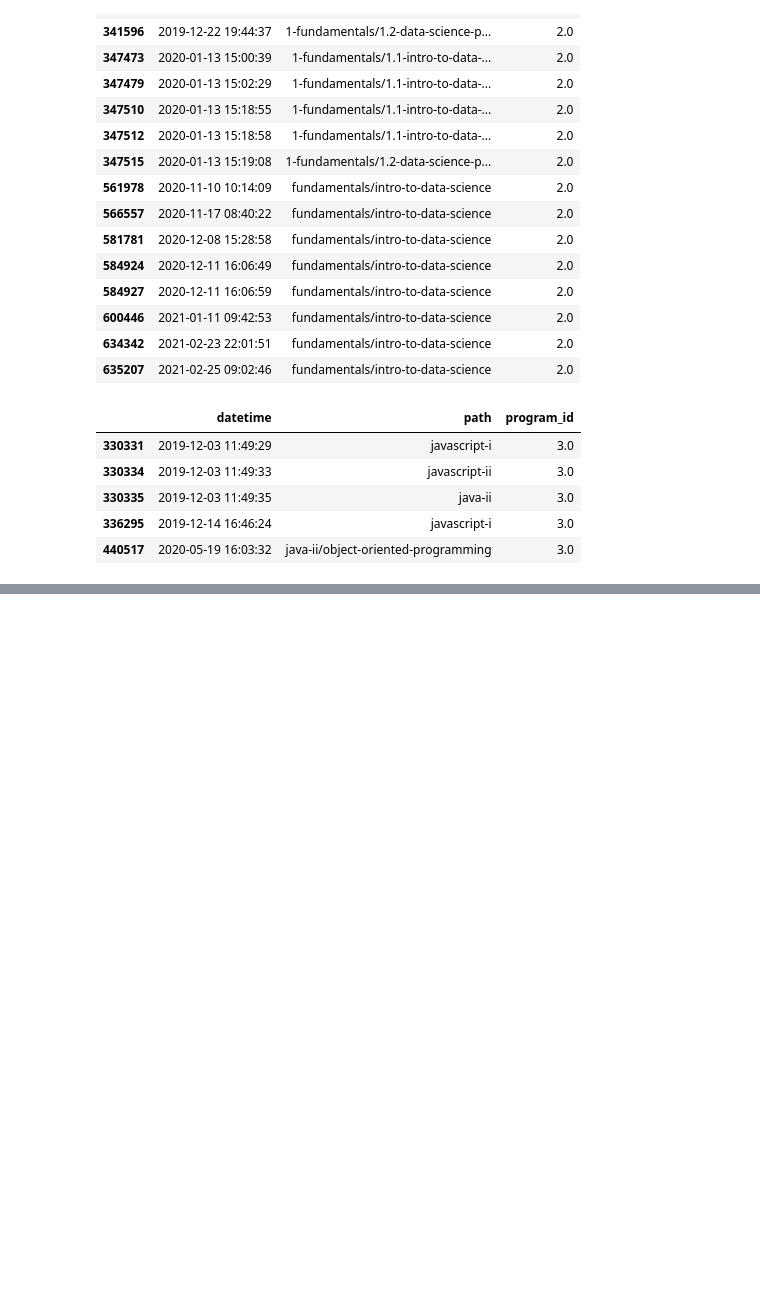
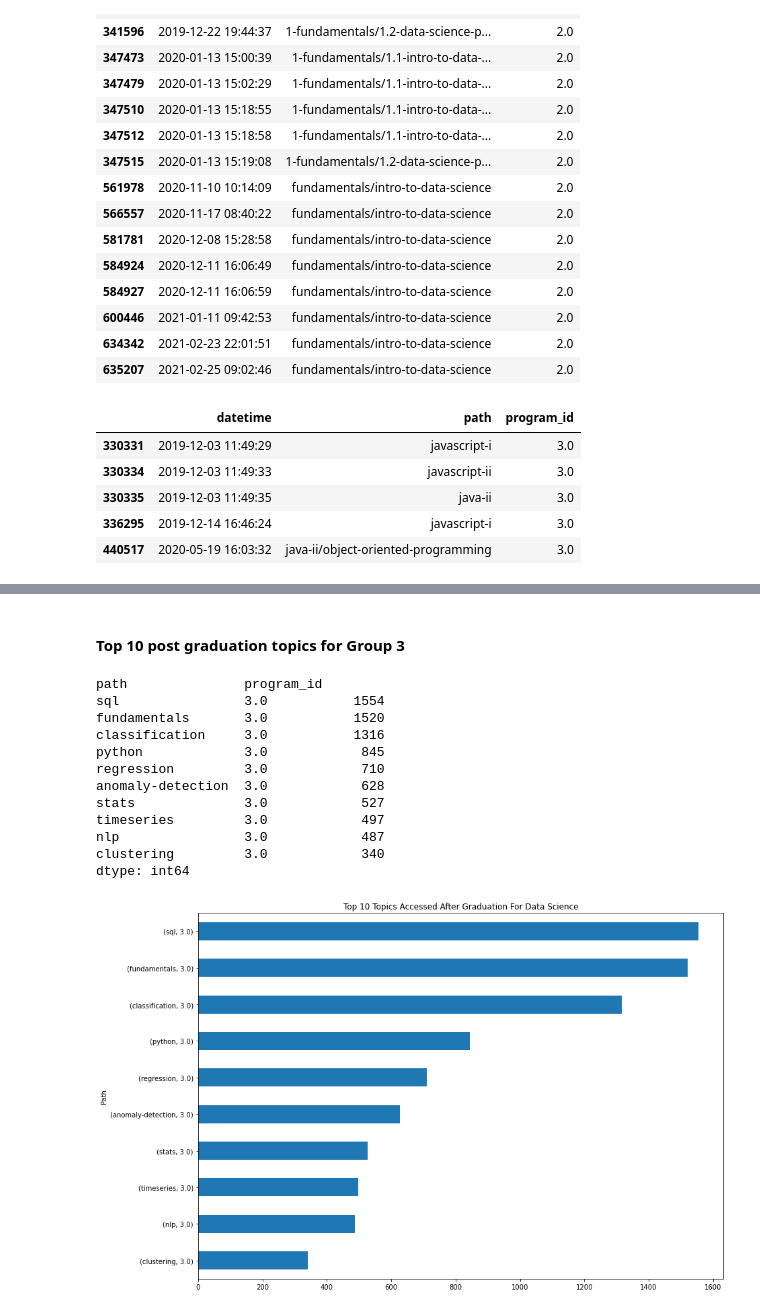
Before and after one commit to ot-tk/cohort_anomalies, a Jupyter notebook: final_report.ipynb, the cells around one changed output, grey strips where cells are left out. Cells and saved outputs as stored; diff of their text form; code cells hidden in the pictures; blank space fills up the shorter version.

```diff
--- a/final_report.ipynb
+++ b/final_report.ipynb
@@ -157,0 +252,20 @@ e.question5(df,'ds')
+# %% [markdown]
+#### Top 10 post graduation topics for Group 3
+# %%
+#lists and plots top 10 topics for program_id 3.0
+df_after_grad[df_after_grad['program_id'] == 3.0].value_counts().head(10).sort_values().plot.barh(title='Top 10 Topics Accessed After Graduation For Data Science',xlabel='Path',ylabel='Count',figsize=(14,10))
+print(df_after_grad[df_after_grad['program_id'] == 3.0].value_counts().head(10))
+# %% [output]
+path               program_id
+sql                3.0           1554
+fundamentals       3.0           1520
+classification     3.0           1316
+python             3.0            845
+regression         3.0            710
+anomaly-detection  3.0            628
+stats              3.0            527
+timeseries         3.0            497
+nlp                3.0            487
+clustering         3.0            340
+dtype: int64
+[figure, added]
```
Also changed, not shown: parts of 30 cells of this notebook.
